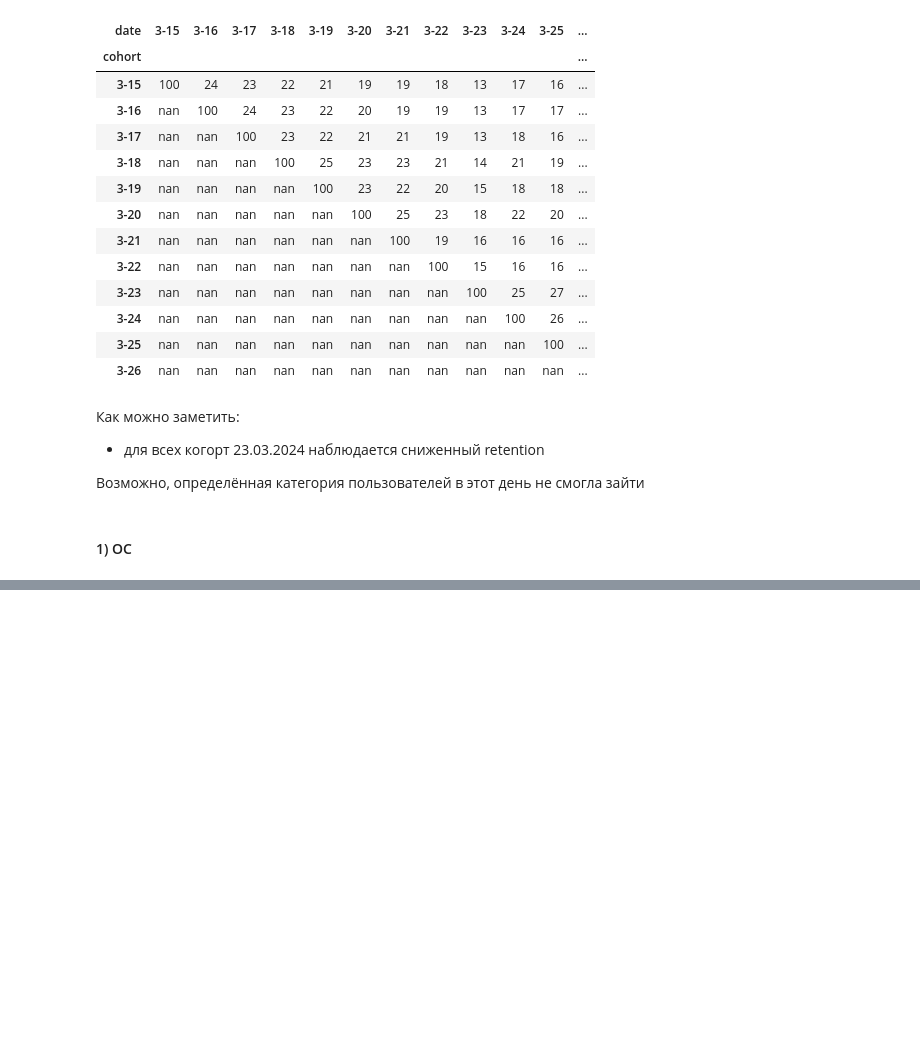
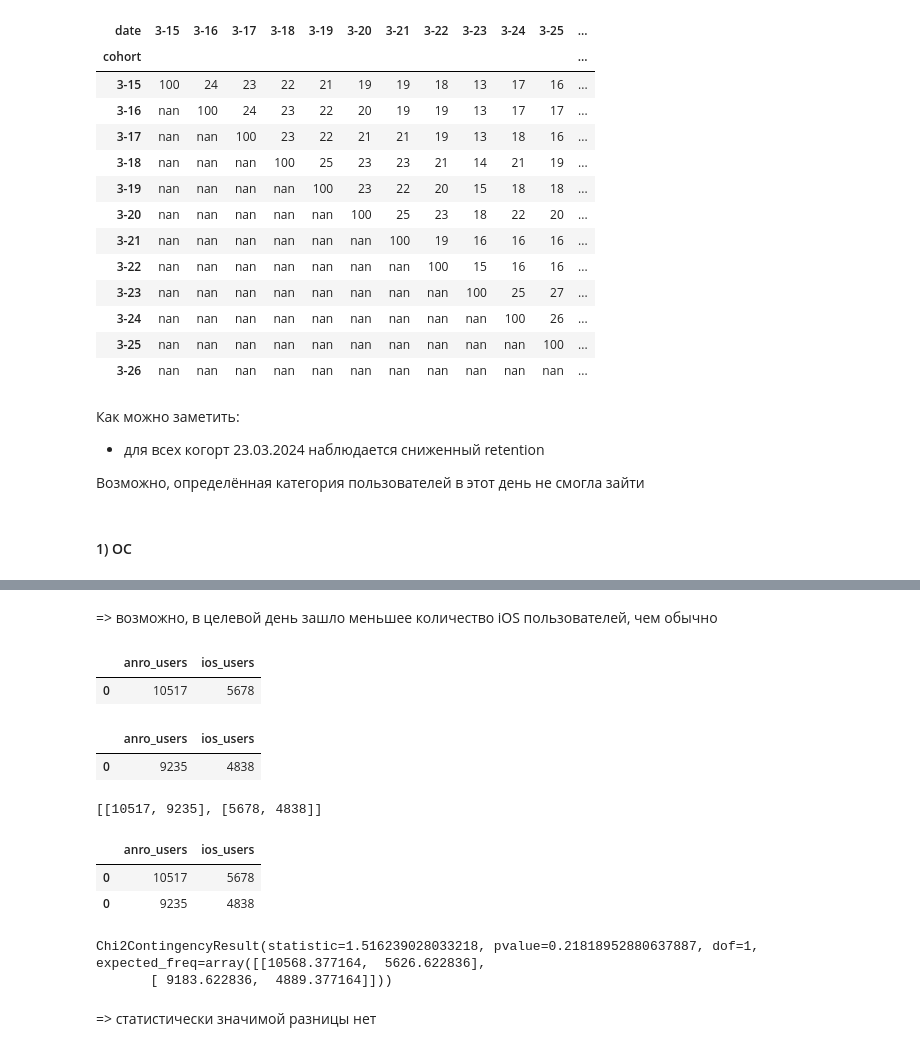
Before and after one commit to vsgrabchuk/KCSDA-metrics-falldown-analysis, a Jupyter notebook: KCSDA_metrics_falldown_analysis.ipynb, the cells around one changed output, grey strips where cells are left out. Cells and saved outputs as stored; diff of their text form; code cells hidden in the pictures; blank space fills up the shorter version.

```diff
--- a/KCSDA_metrics_falldown_analysis.ipynb
+++ b/KCSDA_metrics_falldown_analysis.ipynb
@@ -238,0 +315,71 @@ pandahouse.read_clickhouse(q, connection=connection)
+# %% [markdown]
+=> возможно, в целевой день зашло меньшее количество iOS пользователей, чем обычно
+# %%
+q = f"""
+SELECT
+  countIf(user_id, os='Android') AS anro_users,
+  countIf(user_id, os='iOS') AS ios_users
+FROM (
+    SELECT DISTINCT
+      user_id,
+      os
+    FROM {db}.feed_actions
+    WHERE DATE(time) = {target_date}-1
+  )
+"""
+
+df1 = pandahouse.read_clickhouse(q, connection=connection)
+
+data_11 = df1.anro_users.values[0]
+data_21 = df1.ios_users.values[0]
+
+df1
+# %% [output]
+|  | anro_users | ios_users |
+| 0 | 10517 | 5678 |
+# %%
+q = f"""
+SELECT
+  countIf(user_id, os='Android') AS anro_users,
+  countIf(user_id, os='iOS') AS ios_users
+FROM (
+    SELECT DISTINCT
+      user_id,
+      os
+    FROM {db}.feed_actions
+    WHERE DATE(time) = {target_date}
+  )
+"""
+
+df2 = pandahouse.read_clickhouse(q, connection=connection)
+
+data_12 = df2.anro_users.values[0]
+data_22 = df2.ios_users.values[0]
+
+df2
+# %% [output]
+|  | anro_users | ios_users |
+| 0 | 9235 | 4838 |
+# %%
+data = [
+    [data_11, data_12],
+    [data_21, data_22]
+]
+
+data
+# %% [output]
+[[10517, 9235], [5678, 4838]]
+# %%
+data = pd.concat([df1, df2])
+data
+# %% [output]
+|  | anro_users | ios_users |
+| 0 | 10517 | 5678 |
+| 0 | 9235 | 4838 |
+# %%
+ss.chi2_contingency(data)
+# %% [output]
+Chi2ContingencyResult(statistic=1.516239028033218, pvalue=0.21818952880637887, dof=1, expected_freq=array([[10568.377164,  5626.622836],
+       [ 9183.622836,  4889.377164]]))
+# %% [markdown]
+=> статистически значимой разницы нет
```
Also changed, not shown: parts of 7 cells of this notebook.
